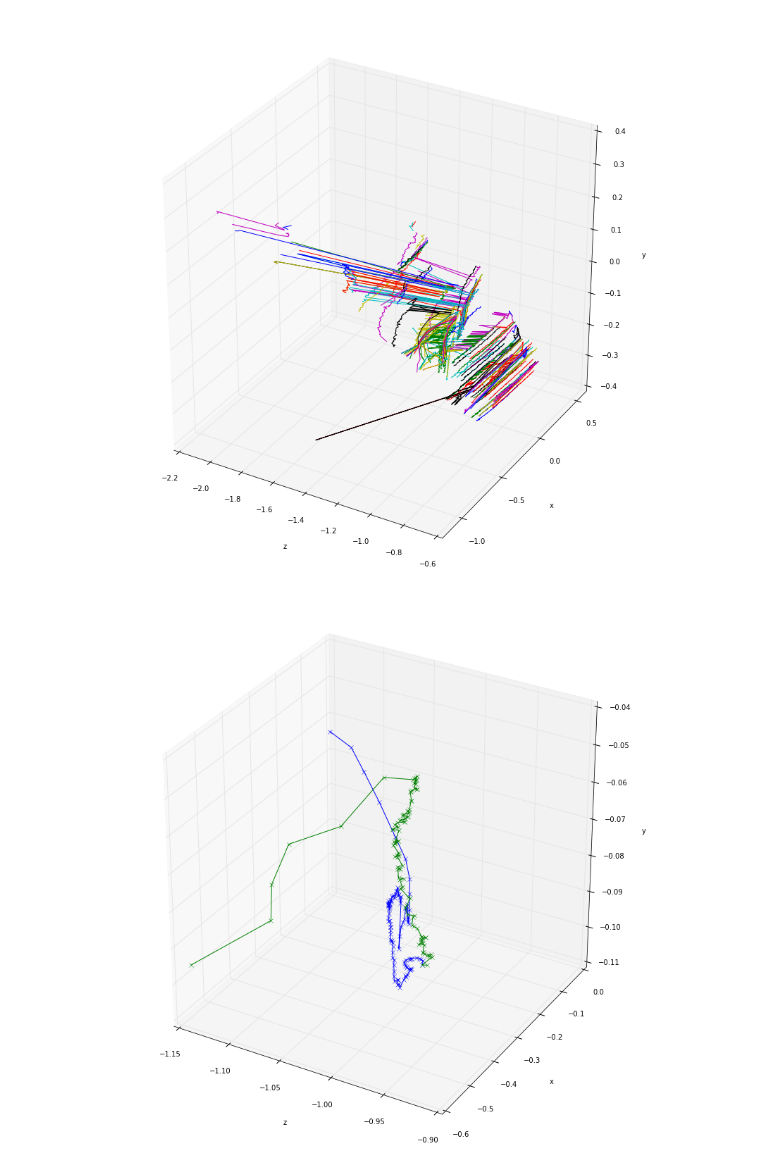
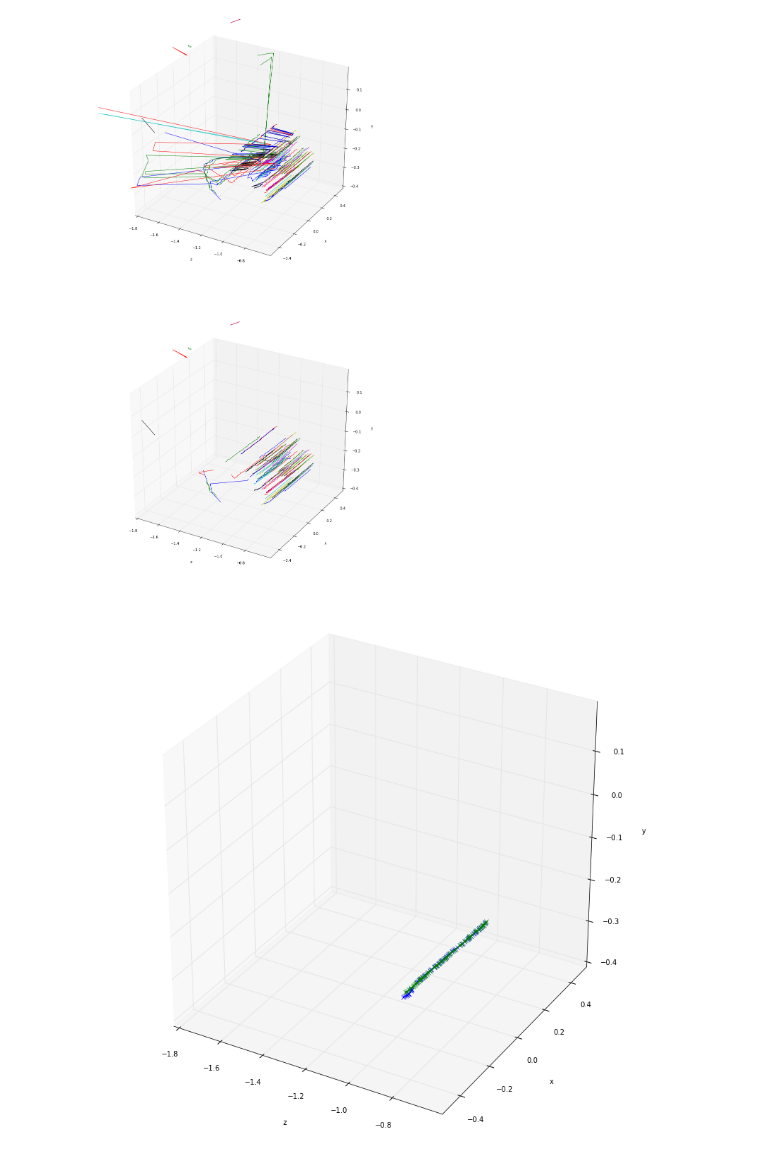
Before and after one commit to stfuchs/ipynb, a Jupyter notebook: trajectory_clustering/trajectory_smoothing.ipynb, the cells around one changed output. Drawn from its saved outputs; the diff is of its cells as text; code cells hidden in the pictures.

```diff
--- a/trajectory_clustering/trajectory_smoothing.ipynb
+++ b/trajectory_clustering/trajectory_smoothing.ipynb
@@ -43,6 +43,7 @@ class Trajectory:
 
     def update_first(self, z2, t2):
         z2 = mat(z2).T
+        if linalg.norm(z2 - self.z[-1]) > .3: return
         self.x = [ vstack( [z2, (z2-self.z[-1])/(t2-self.t_prev)] ) ]
         self.Cx = mat(identity(6)*.1)
         self.z.append(z2)
@@ -53,10 +54,15 @@ class Trajectory:
         dt = (t - self.t_prev)
         xt = vstack( [self.qt() + dt * self.dqt(), self.dqt()] )
         Cx = self.Jg(dt) * self.Cx * self.Jg(dt).T + identity(6)*.001
-        K = Cx * self.Jh().T * linalg.inv(Cx[:3,:3]+identity(3)*.1)
-
-        self.x.append( xt + K*(z - xt[:3]) )
-        self.Cx = (identity(6) - K*self.Jh())*Cx
+        diff = vstack([z, (z - self.z[-1])/dt]) - xt
+        if len(self.z) < 5:
+            if linalg.norm(self.z[-1] - z) > .3: return
+        elif (linalg.norm(diff)) > .15:
+            return
+        #K = Cx * self.Jh().T * linalg.inv(Cx[:3,:3]+identity(3)*.1)
+        K = Cx * linalg.inv(Cx+identity(6)*.1)
+        self.x.append( xt + K*diff )
+        self.Cx = (identity(6) - K)*Cx
         self.z.append(z)
         self.t_prev = t
 # %%
@@ -80,13 +94,21 @@ for z in Z:
 # %%
 import matplotlib.pyplot as plt
 from mpl_toolkits.mplot3d import Axes3D
-fig,ax = plt.subplots(nrows=1, ncols=1, figsize=(14,14), subplot_kw=dict(projection='3d'))
-ax.grid()
-ax.set_xlabel('z')
-ax.set_ylabel('x')
-ax.set_zlabel('y')
+fig,ax = plt.subplots(nrows=2, ncols=1, figsize=(14,28), subplot_kw=dict(projection='3d'))
+for axi in ax:
+    axi.grid()
+    axi.set_xlabel('z')
+    axi.set_ylabel('x')
+    axi.set_zlabel('y')
+    axi.set_xlim([-1.8, -.6]) #z
+    axi.set_ylim([- .5,  .5]) #x
+    axi.set_zlim([- .4,  .2]) #y
+
 for t in T1:
     tmp = array(hstack(t.z))
-    ax.plot(-tmp[2,:],tmp[0,:],-tmp[1,:])
+    ax[0].plot(-tmp[2,:],tmp[0,:],-tmp[1,:])
+for t in T2:
+    tmp = array(hstack(t.z))
+    ax[1].plot(-tmp[2,:],tmp[0,:],-tmp[1,:])
 # %% [output]
-[figure, old version]
+[figure, new version]
@@ -107,10 +120,13 @@ def plot_id(Id):
     ax.set_xlabel('z')
     ax.set_ylabel('x')
     ax.set_zlabel('y')
+    ax.set_xlim([-1.8, -.6]) #z
+    ax.set_ylim([- .5,  .5]) #x
+    ax.set_zlim([- .4,  .2]) #y
     tmp = array(hstack(T2[Id].x))
     ax.plot(-tmp[2,:],tmp[0,:],-tmp[1,:], 'x-')
     tmp = array(hstack(T1[Id].z))
     ax.plot(-tmp[2,:],tmp[0,:],-tmp[1,:], 'x-')
-interactive(plot_id, Id=(0,len(T1),1))
+interactive(plot_id, Id=(0,len(T1)-1,1))
 # %% [output]
-[figure, old version]
+[figure, new version]
```
Also changed, not shown: parts of 4 cells of this notebook.
